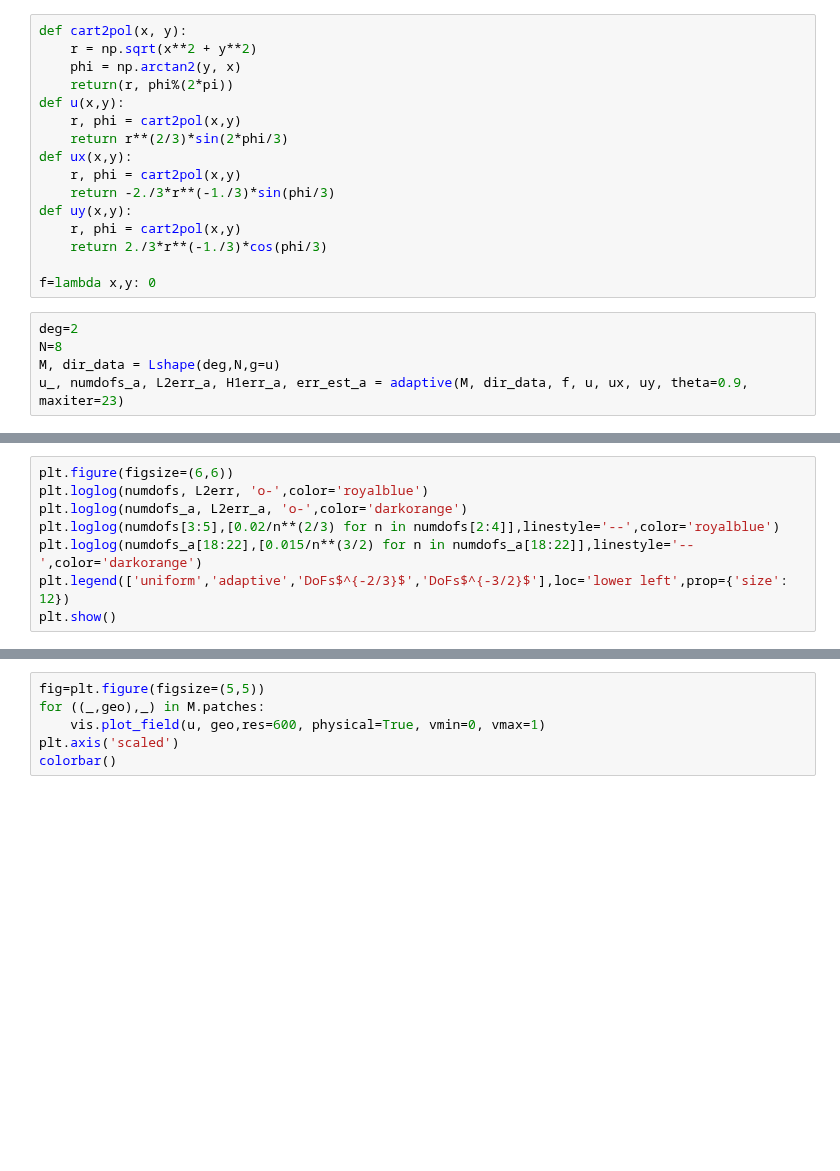
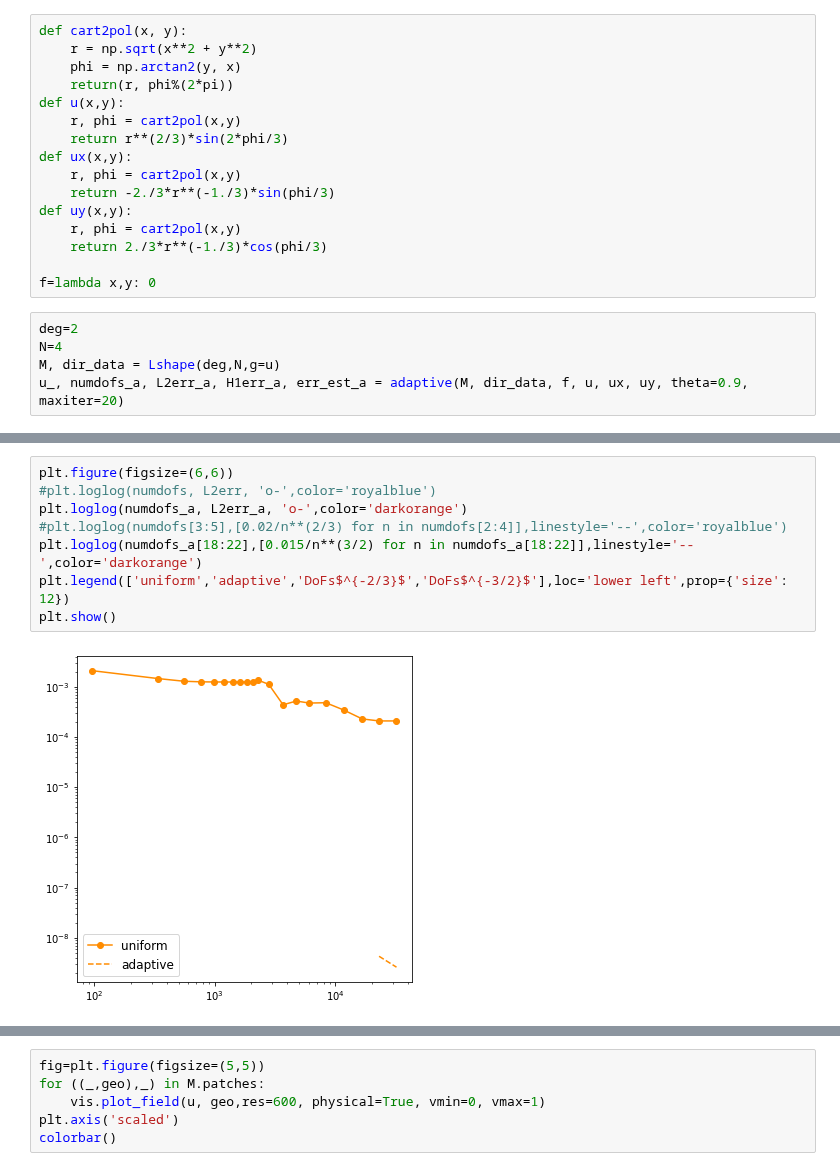
Before and after one commit to c-f-h/pyiga, a Jupyter notebook: notebooks/NewMultipatch.ipynb, the cells around one changed output, grey strips where cells are left out. Cells and saved outputs as stored; diff of their text form; blank space fills up the shorter version.

```diff
--- a/notebooks/NewMultipatch.ipynb
+++ b/notebooks/NewMultipatch.ipynb
@@ -1098,8 +1223,8 @@ def uy(x,y):
 f=lambda x,y: 0
 # %%
 deg=2
-N=8
+N=4
 M, dir_data = Lshape(deg,N,g=u)
-u_, numdofs_a, L2err_a, H1err_a, err_est_a = adaptive(M, dir_data, f, u, ux, uy, theta=0.9, maxiter=23)
+u_, numdofs_a, L2err_a, H1err_a, err_est_a = adaptive(M, dir_data, f, u, ux, uy, theta=0.9, maxiter=20)
 # %% [output]
 0
@@ -1115,10 +1257,12 @@ AttributeError: module 'pyiga.assemble' has no attribute 'corner_dof'
 # %%
 plt.figure(figsize=(6,6))
-plt.loglog(numdofs, L2err, 'o-',color='royalblue')
+#plt.loglog(numdofs, L2err, 'o-',color='royalblue')
 plt.loglog(numdofs_a, L2err_a, 'o-',color='darkorange')
-plt.loglog(numdofs[3:5],[0.02/n**(2/3) for n in numdofs[2:4]],linestyle='--',color='royalblue')
+#plt.loglog(numdofs[3:5],[0.02/n**(2/3) for n in numdofs[2:4]],linestyle='--',color='royalblue')
 plt.loglog(numdofs_a[18:22],[0.015/n**(3/2) for n in numdofs_a[18:22]],linestyle='--',color='darkorange')
 plt.legend(['uniform','adaptive','DoFs$^{-2/3}$','DoFs$^{-3/2}$'],loc='lower left',prop={'size': 12})
 plt.show()
+# %% [output]
+[figure, added]
 # %%
 plt.figure(figsize=(6,6))
```
Also changed, not shown: parts of 19 cells of this notebook.
